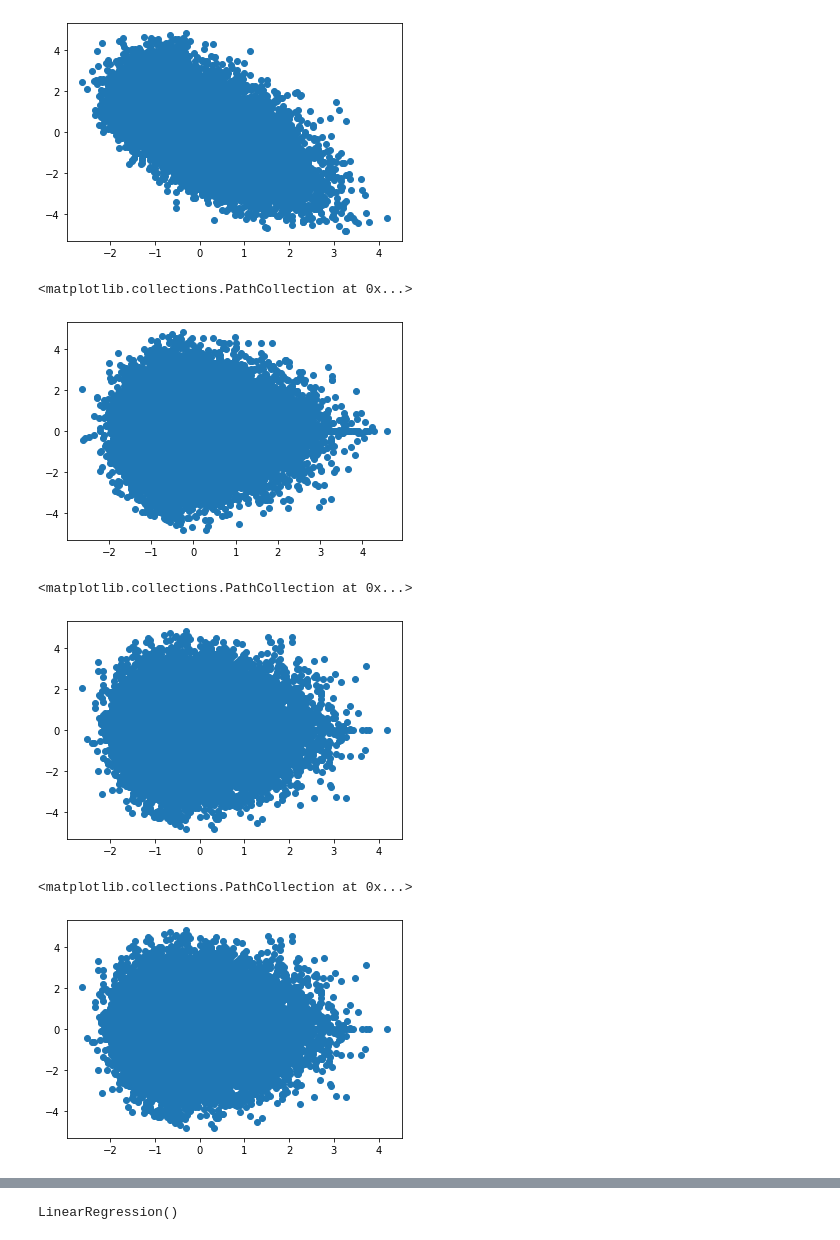
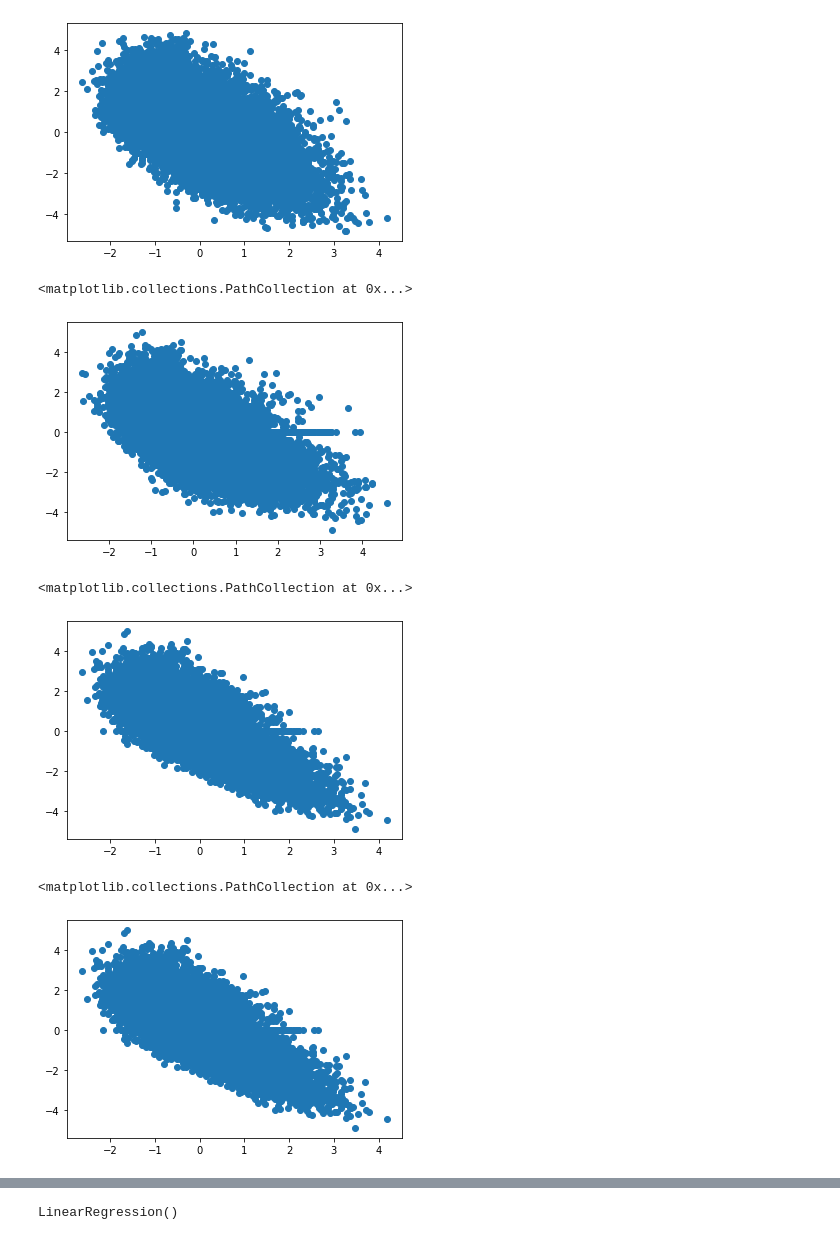
Before and after one commit to TGChenZP/MAST30034-A2_GroupWork_Py, a Jupyter notebook: notebooks/R_14_future_return_prediction.ipynb, the cells around one changed output, grey strips where cells are left out. Saved outputs shown, nothing was run; the diff lists cells and outputs as text; code cells hidden in the pictures.

Commit message:
got growth variables

```diff
--- a/notebooks/R_14_future_return_prediction.ipynb
+++ b/notebooks/R_14_future_return_prediction.ipynb
@@ -71,16 +64,21 @@ merchant_fortnight_w_deltachange = pd.DataFrame()
 
 for id, dta in growth_standardised.groupby(['merchant_abn']):
     dta['delta(r)'] = dta['sum_transactions_STD'].diff(1)
-    dta['rev_t+1'] = dta['sum_transactions_STD']
+    dta['delta(n_customers)'] = dta['number_of_customers_STD'].diff(1)
+    dta['delta(distinct_customers)'] = dta['distinct_customers_STD'].diff(1)
 
     label1 = list(dta['delta(r)'])[1:]
     label1.append(None)
 
-    label2 = list(dta['rev_t+1'])[1:]
+    label2 = list(dta['delta(n_customers)'])[1:]
     label2.append(None)
+
+    label3 = list(dta['delta(distinct_customers)'])[1:]
+    label3.append(None)
 
     dta['label1'] = label1
     dta['label2'] = label2
+    dta['label3'] = label3
 
     merchant_fortnight_w_deltachange = merchant_fortnight_w_deltachange.append(dta)
 
@@ -102,6 +100,7 @@ merchant_fortnight_w_deltachange
 # %%
 # drop original useless columns
-merchant_fortnight_w_deltachange = merchant_fortnight_w_deltachange.drop(['delta(r)', 'rev_t+1'], axis=1)
+merchant_fortnight_w_deltachange = merchant_fortnight_w_deltachange.drop(['delta(r)', 'delta(n_customers)',
+    'delta(distinct_customers)'], axis=1)
 merchant_fortnight_w_deltachange
 # %% [output]
 |  | Year | Fortnight | merchant_abn | sum_transactions_STD | number_of_customers_STD | distinct_customers_STD | ... |
@@ -145,9 +144,9 @@ len(persona)
 # %% [output]
 99695
 # %%
-growth_standardised_timeSeries = growth_standardised_timeSeries.merge(persona, how = 'left', on = ['merchant_abn', 'Fortnight', 'Year'])
-growth_standardised_timeSeries = growth_standardised_timeSeries.fillna(0)
-growth_standardised_timeSeries
+# growth_standardised_timeSeries = growth_standardised_timeSeries.merge(persona, how = 'left', on = ['merchant_abn', 'Fortnight', 'Year'])
+# growth_standardised_timeSeries = growth_standardised_timeSeries.fillna(0)
+# growth_standardised_timeSeries
 # %% [output]
 KeyError: 'Year'
 # %%
@@ -237,0 +239,9 @@ kbest_scores2
+# %%
+# select k best
+selectk_F3 = SelectKBest(f_regression, k=len(train_standardised.columns) - 6)
+
+train_standardised_dropna = train_standardised.dropna()
+val_standardised_dropna = val_standardised.dropna()
+test_standardised_dropna = test_standardised.dropna()
+
+selectk_F3.fit(train_standardised_dropna.drop(['Year', 'Fortnight', 'merchant_abn', 'label1', 'label2', 'label3'], axis=1), train_standardised_dropna['label3'])
@@ -255,17 +290,17 @@ plt.scatter(train_standardised_dropna['distinct_customers_STD_t-0'], train_stand
 <matplotlib.collections.PathCollection at 0x...>
 [figure]
 # %%
-plt.scatter(train_standardised_dropna['sum_transactions_STD_t-1'], train_standardised_dropna['label1'])
+plt.scatter(train_standardised_dropna['sum_transactions_STD_t-0'], train_standardised_dropna['label2'])
 # %% [output]
 <matplotlib.collections.PathCollection at 0x...>
-[figure, old version]
+[figure, new version]
 # %%
-plt.scatter(train_standardised_dropna['number_of_customers_STD_t-1'], train_standardised_dropna['label1'])
+plt.scatter(train_standardised_dropna['number_of_customers_STD_t-0'], train_standardised_dropna['label2'])
 # %% [output]
 <matplotlib.collections.PathCollection at 0x...>
-[figure, old version]
+[figure, new version]
 # %%
-plt.scatter(train_standardised_dropna['distinct_customers_STD_t-1'], train_standardised_dropna['label1'])
+plt.scatter(train_standardised_dropna['distinct_customers_STD_t-0'], train_standardised_dropna['label2'])
 # %% [output]
 <matplotlib.collections.PathCollection at 0x...>
-[figure, old version]
+[figure, new version]
```
Also changed, not shown: parts of 74 cells of this notebook, 2 other files.
